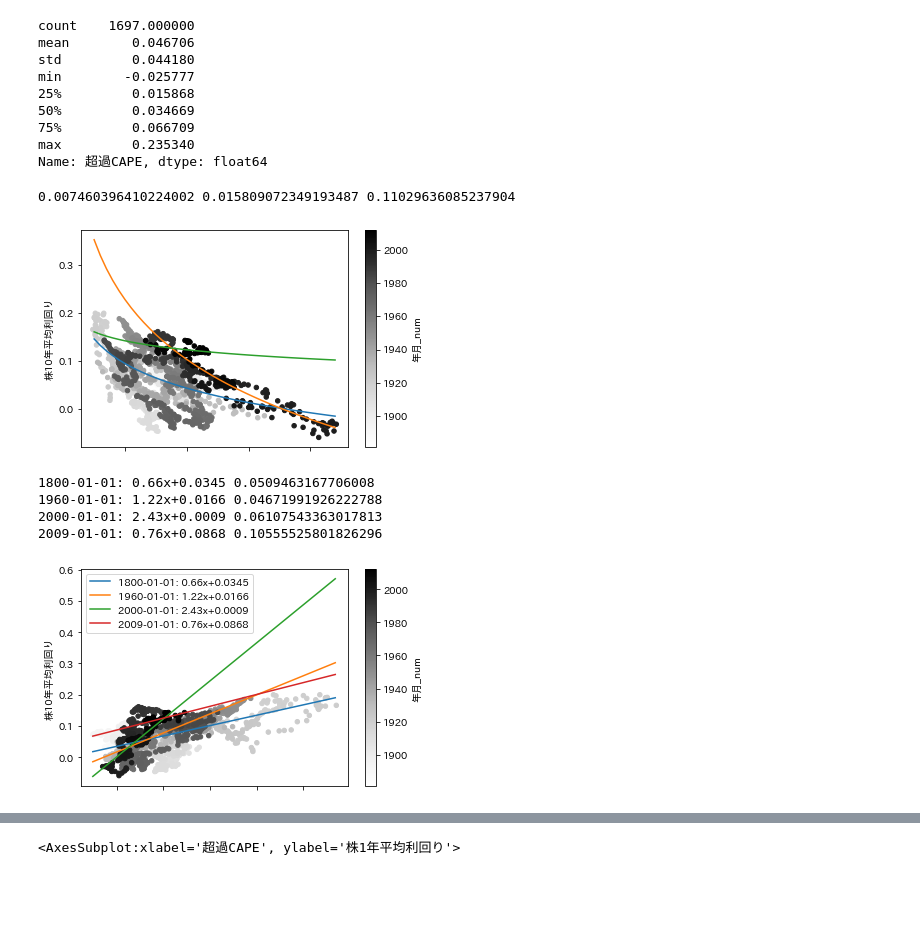
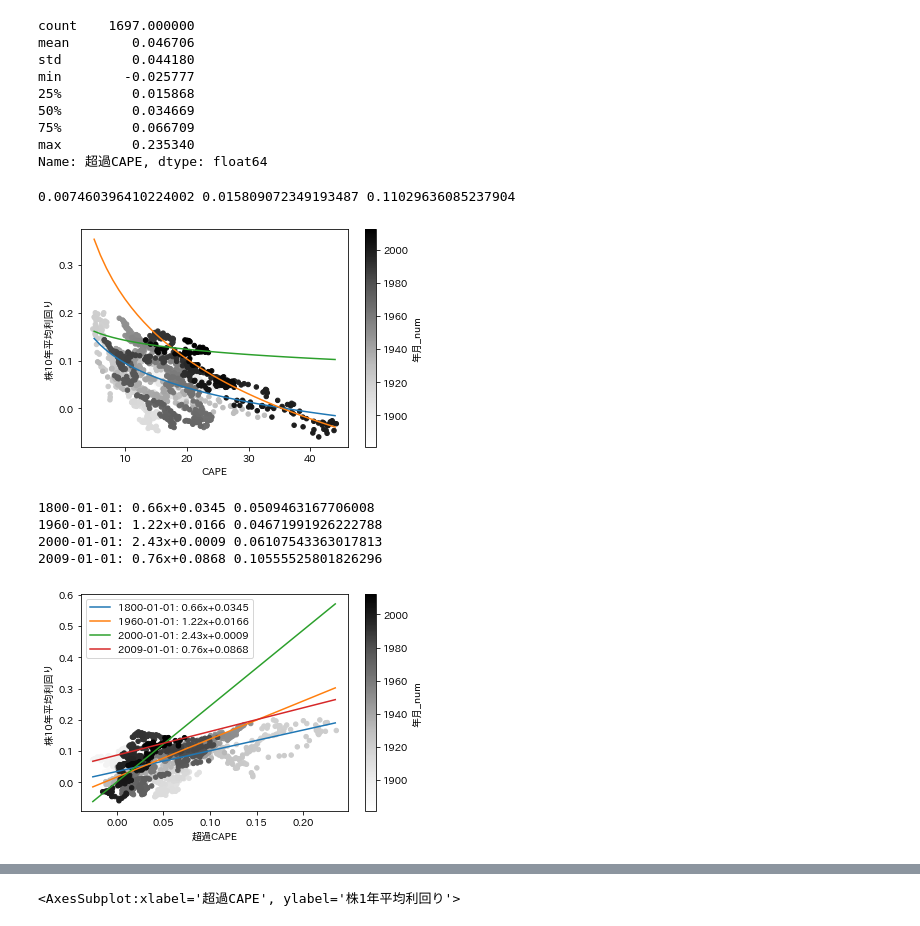
Before and after one commit to IntenF/cape_ratio_survey, a Jupyter notebook: notebook/20220528_CAPEレシオ調査.ipynb, the cells around one changed output, grey strips where cells are left out. Saved outputs shown, nothing was run; the diff lists cells and outputs as text; code cells hidden in the pictures; blank space fills up the shorter version.

```diff
--- a/notebook/20220528_CAPEレシオ調査.ipynb
+++ b/notebook/20220528_CAPEレシオ調査.ipynb
@@ -67,5 +68,12 @@ rename_dict = {
     'Returns.2': '超過10年平均利回り',
 }
 data_df = csv_df.rename(columns = rename_dict)
+# %%
+def str2dt(s):
+    if len(s)==6:
+        s += '0'
+        assert s[-2:]=='10'
+    assert len(s) == 7
+    return dt.datetime.strptime(s, '%Y.%m')
 # %%
-data_df['年月'] = pd.to_datetime(data_df['年月'], format='%Y.%m')
+data_df['年月'] = data_df['年月'].apply(str2dt) #pd.to_datetime(data_df['年月'], format='%Y.%m')
@@ -87,0 +80,2 @@ data_df
+# %%
+data_df.set_index('年月').sort_index().loc[dt.datetime(2020, 12, 1):]
@@ -92,6 +105,8 @@ for i in range(1, 41):
     f = data_df['物価調整後TR'].shift(-12*i)
     n = data_df['物価調整後TR']
     data_df[f'株{i}年平均利回り']= (f/n)**(1/i)-1
+# %%
+data_df['1/CAPE'] = 1/data_df['CAPE']
 # %%
 data_df.tail()
 # %% [output]
@@ -115,23 +130,23 @@ min        -0.025777
 max         0.235340
 Name: 超過CAPE, dtype: float64
 # %%
-ax = data_df.plot.scatter(x='CAPE', y='株10年平均利回り', c='年月_num', cmap='Greys')
+ax = data_df.plot.scatter(x='CAPE', y='株10年平均利回り', c='年月_num', cmap='Greys', sharex=False)
 X = np.arange(5, 45, 1)
 def f1(x):
     return -0.074*np.log(x) + 0.2651
 def f2(x):
     return -0.18*np.log(x) + 0.6425
 def f3(x):
     return -0.027*np.log(x) + 0.2043
 ax.plot(X, f1(X))
 ax.plot(X, f2(X))
 ax.plot(X, f3(X))
 print(f1(32.512228), f2(32.512228), f3(32.512228))
 # %% [output]
 0.007460396410224002 0.015809072349193487 0.11029636085237904
-[figure, old version]
+[figure, new version]
 # %%
-ax = data_df.plot.scatter(x='超過CAPE', y='株10年平均利回り', c='年月_num', cmap='Greys')
+ax = data_df.plot.scatter(x='超過CAPE', y='株10年平均利回り', c='年月_num', cmap='Greys', sharex=False)
 terms = ['1800-01-01','1960-01-01', '2000-01-01', '2009-01-01']
 for t in terms:
     _f = data_df.eval('年月 >= @t and 超過CAPE == 超過CAPE and 株10年平均利回り==株10年平均利回り')
@@ -152,7 +167,7 @@ plt.show()
 1960-01-01: 1.22x+0.0166 0.04671991926222788
 2000-01-01: 2.43x+0.0009 0.06107543363017813
 2009-01-01: 0.76x+0.0868 0.10555525801826296
-[figure, old version]
+[figure, new version]
 # %%
 c = '株1年平均利回り'
 data_df.query('年月 >= "1990-01-01"').set_index('年月')[['超過CAPE', c]].plot(secondary_y=c)
```
Also changed, not shown: parts of 31 cells of this notebook.
